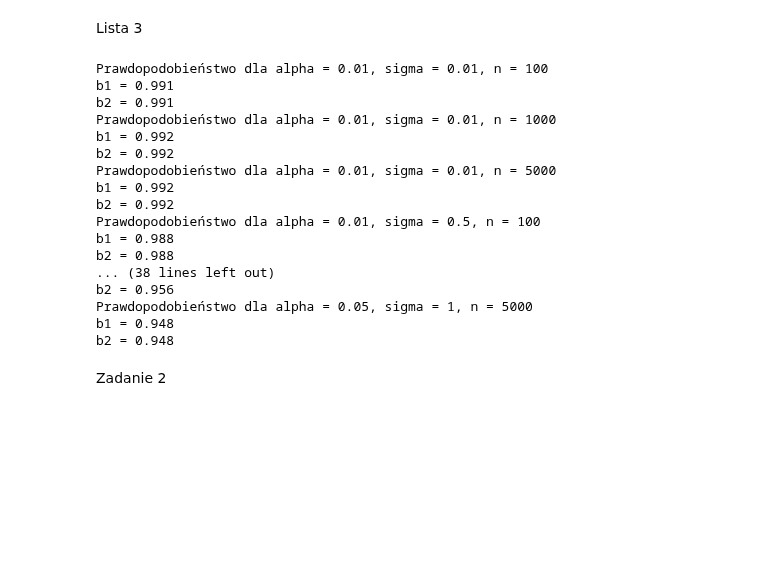
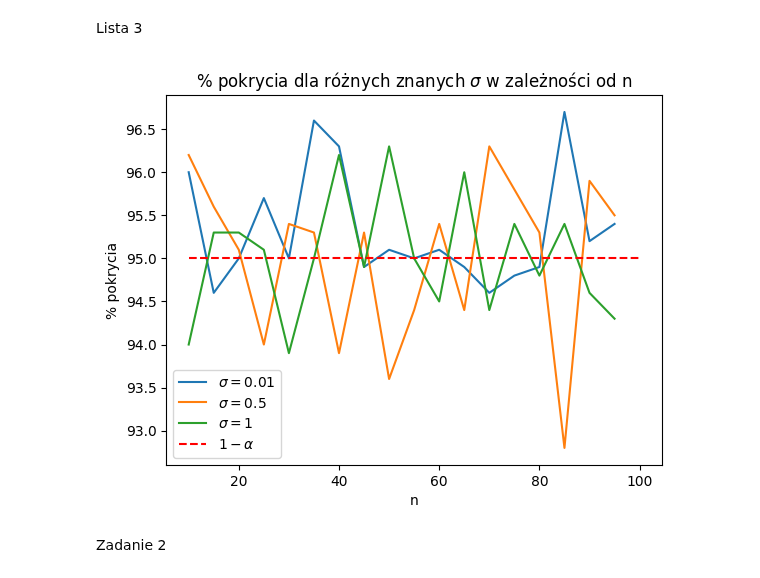
Before and after one commit to rafglo/Computer-Analysis-of-Time-Series, a Jupyter notebook: lista3.ipynb, the cells around one changed output. Cells and saved outputs as stored; diff of their text form; code cells hidden in the pictures; blank space fills up the shorter version.

```diff
--- a/lista3.ipynb
+++ b/lista3.ipynb
@@ -6,10 +6,10 @@ import matplotlib.pyplot as plt
 import scipy.stats as stats
 import random
 # %%
-alphas = [0.01, 0.05]
+alpha = 0.05
 sigmas = [0.01, 0.5, 1]
-ns = [100, 1000, 5000]
-b0, b1 = 1, 2
+ns = np.arange(10, 100, 5).astype(int)
+b0, b1 = 2, 5
 # %%
 def pu_b1_known_var(sigma, alpha, x):
     return stats.norm.ppf(1-alpha/2) * sigma / np.sqrt(np.sum((x-np.mean(x))**2))
@@ -56,33 +56,33 @@ def mc_test(n, sigma, b0, b1, mc, alpha, known_var):
             b1_in += 1
         if b0_hat - pu_b0_ < b0 < b0_hat + pu_b0_:
             b0_in += 1
-    return b1_in / mc, b0_in / mc
+    return b1_in / mc * 100, b0_in / mc * 100
 # %%
 mc = 1000
 # %%
-for alpha in alphas:
-    for sigma in sigmas:
-        for n in ns:
-            b1_prob, b0_prob = mc_test(n, sigma, b0, b1, mc, alpha, True)
-            print(f"Prawdopodobieństwo dla alpha = {alpha}, sigma = {sigma}, n = {n}\nb1 = {b0_prob}\nb2 = {b0_prob}")
+p2_b1 = []
+p2_b0 = []
+for sigma in sigmas:
+    p1_b1 = []
+    p1_b0 = []
+    for n in ns:
+        b1_prob, b0_prob = mc_test(n, sigma, b0, b1, mc, alpha, True)
+        p1_b1.append(b1_prob)
+        p1_b0.append(b0_prob)
+    p2_b1.append(p1_b1)
+    p2_b0.append(p1_b0)
-# %% [output]
-Prawdopodobieństwo dla alpha = 0.01, sigma = 0.01, n = 100
-b1 = 0.991
-b2 = 0.991
-Prawdopodobieństwo dla alpha = 0.01, sigma = 0.01, n = 1000
-b1 = 0.992
-b2 = 0.992
-Prawdopodobieństwo dla alpha = 0.01, sigma = 0.01, n = 5000
-b1 = 0.992
-b2 = 0.992
-Prawdopodobieństwo dla alpha = 0.01, sigma = 0.5, n = 100
-b1 = 0.988
-b2 = 0.988
-... (38 lines left out)
-b2 = 0.956
-Prawdopodobieństwo dla alpha = 0.05, sigma = 1, n = 5000
-b1 = 0.948
-b2 = 0.948
+# %%
+plt.plot(ns, p2_b0[0], label="$\\sigma = 0.01$")
+plt.plot(ns, p2_b0[1], label="$\\sigma = 0.5$")
+plt.plot(ns, p2_b0[2], label="$\\sigma = 1$")
+plt.hlines((1-alpha)*100,10, 100, linestyle="--", color="red",label="$1-\\alpha$")
+plt.legend(loc="best")
+plt.title("% pokrycia dla różnych znanych $\\sigma$ w zależności od n")
+plt.xlabel("n")
+plt.ylabel("% pokrycia")
+plt.show()
+# %% [output]
+[figure, added]
 # %% [markdown]
 Zadanie 2
 # %%
```
Also changed, not shown: parts of 2 cells of this notebook.
